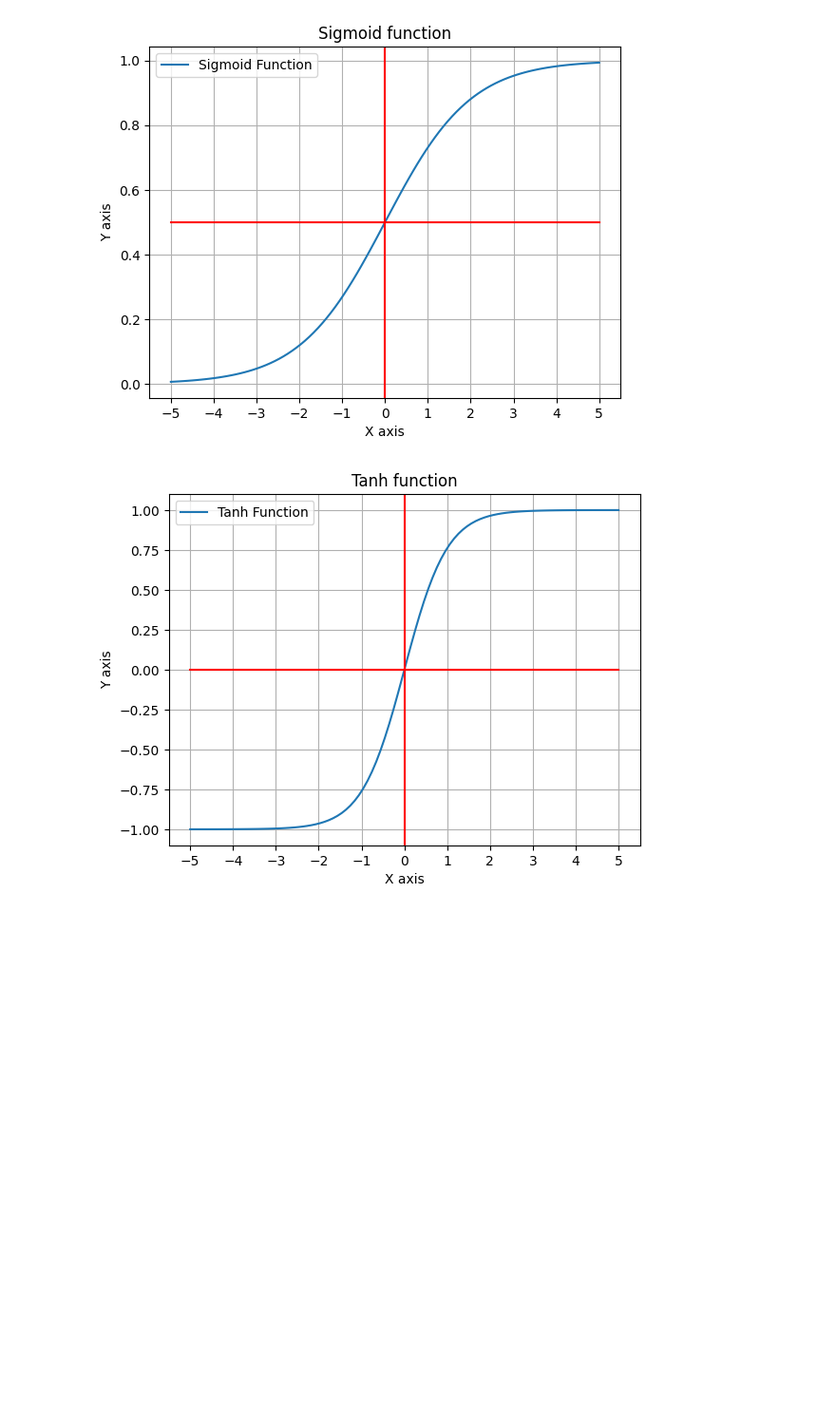
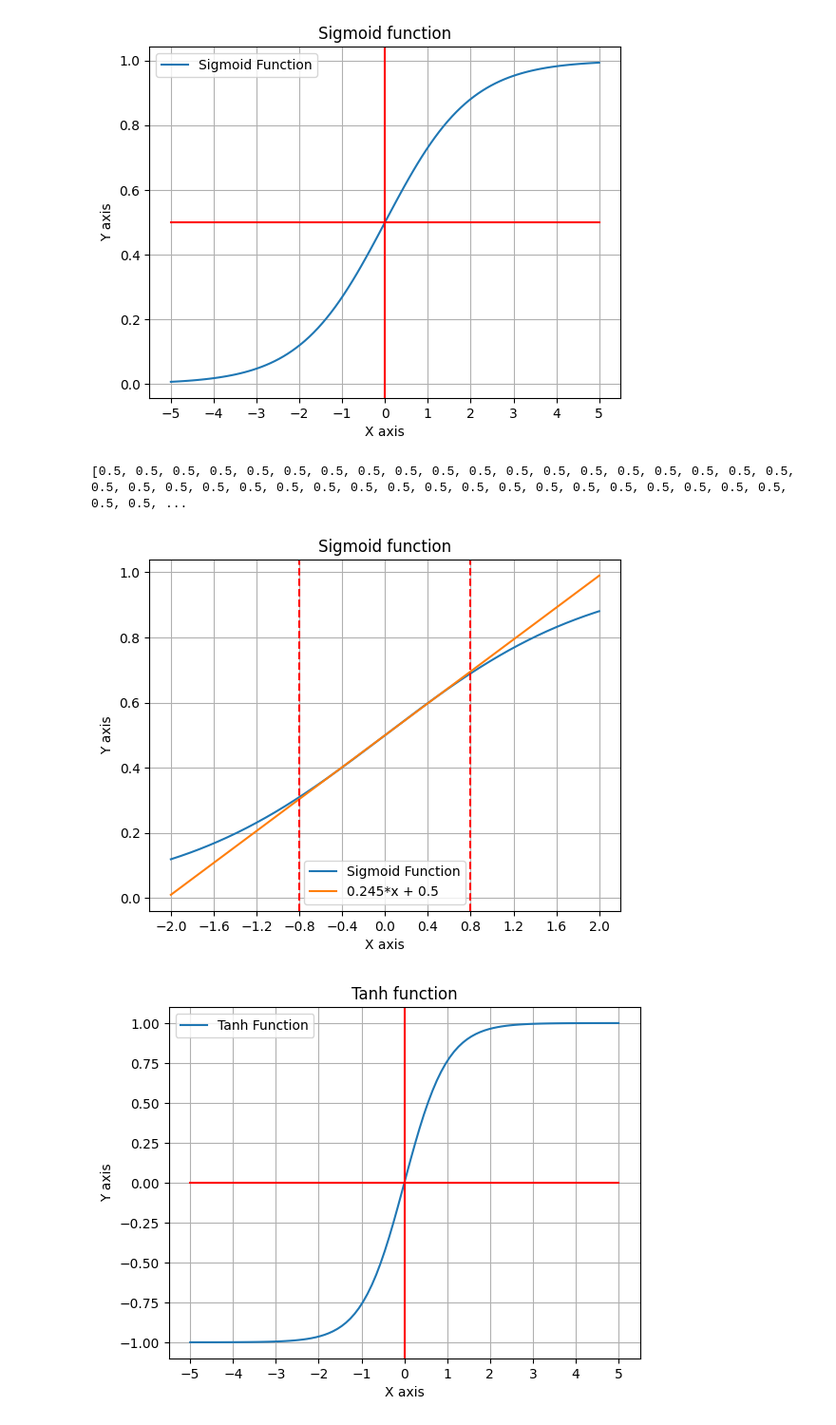
Before and after one commit to Gdeterline/Neural-Network-Build, a Jupyter notebook: images/activation_functions_plots.ipynb, the cells around one changed output. Shown at 95% size. Drawn from its saved outputs; the diff is of its cells as text; code cells hidden in the pictures; blank space fills up the shorter version.

```diff
--- a/images/activation_functions_plots.ipynb
+++ b/images/activation_functions_plots.ipynb
@@ -29,6 +29,37 @@ plt.show()
 # %% [output]
 [0.5, 0.5, 0.5, 0.5, 0.5, 0.5, 0.5, 0.5, 0.5, 0.5, 0.5, 0.5, 0.5, 0.5, 0.5, 0.5, 0.5, 0.5, 0.5, 0.5, 0.5, 0.5, 0.5, 0.5, 0.5, 0.5, 0.5, 0.5, 0.5, 0.5, 0.5, 0.5, 0.5, 0.5, 0.5, 0.5, 0.5, 0.5, 0.5, 0.5, ...
 [figure]
+# %%
+Sig = []
+X = np.linspace(-2, 2, 1000)
+
+CST = len(X)*[0.5]
+print(CST)
+
+for i in X:
+    Sig.append(sigmoid(i))
+
+Y = []
+for i in X:
+    Y.append(0.245*i + 0.5)
+
+
+plt.xticks(np.arange(-2, 3, step=0.4))
+plt.plot(X, Sig, label='Sigmoid Function')
+plt.plot(X, Y, label='0.245*x + 0.5')
+plt.title("Sigmoid function")
+plt.xlabel("X axis")
+plt.ylabel("Y axis")
+plt.legend()
+plt.axvline(x=-0.8, color='r', linestyle='--')
+plt.axvline(x=0.8, color='r', linestyle='--')
+
+plt.grid()
+plt.savefig("./sigmoid_function_.png")
+plt.show()
+# %% [output]
+[0.5, 0.5, 0.5, 0.5, 0.5, 0.5, 0.5, 0.5, 0.5, 0.5, 0.5, 0.5, 0.5, 0.5, 0.5, 0.5, 0.5, 0.5, 0.5, 0.5, 0.5, 0.5, 0.5, 0.5, 0.5, 0.5, 0.5, 0.5, 0.5, 0.5, 0.5, 0.5, 0.5, 0.5, 0.5, 0.5, 0.5, 0.5, 0.5, 0.5, ...
+[figure, added]
 # %%
 Tanh = []
 X = np.linspace(-5, 5, 100)
```
Also changed, not shown: 3 other files.
